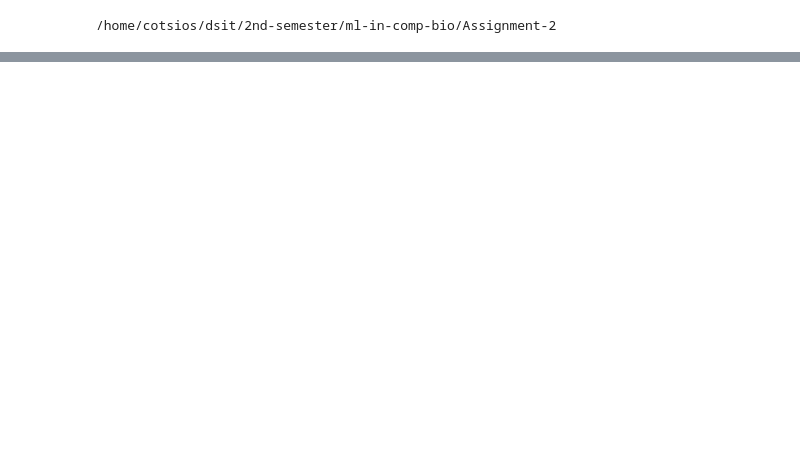
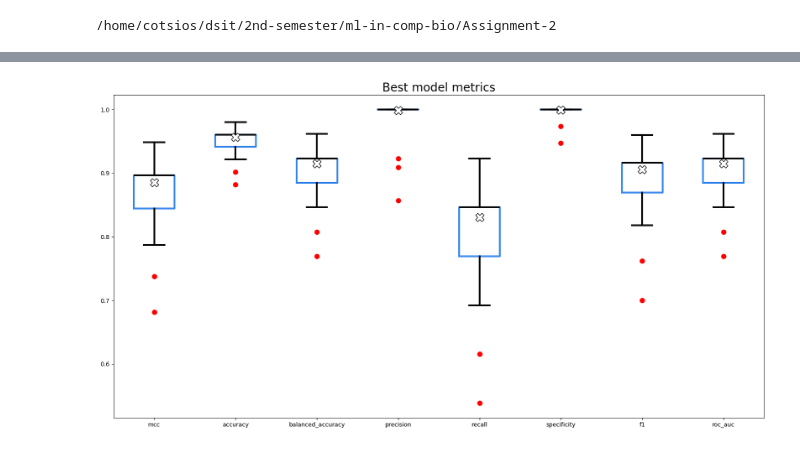
Before and after one commit to KonsKons26/mlcb-a2, a Jupyter notebook: notebooks/classification.ipynb, the cells around one changed output, grey strips where cells are left out. Saved outputs shown, nothing was run; the diff lists cells and outputs as text; code cells hidden in the pictures; blank space fills up the shorter version.

```diff
--- a/notebooks/classification.ipynb
+++ b/notebooks/classification.ipynb
@@ -200,0 +190,6 @@ y_pred = model.predict(X_scaled)
+# %%
+visualize_bootstrap_results(
+    d
+)
+# %% [output]
+[figure, added]
```
Also changed, not shown: parts of 6 cells of this notebook, 20 other files.
